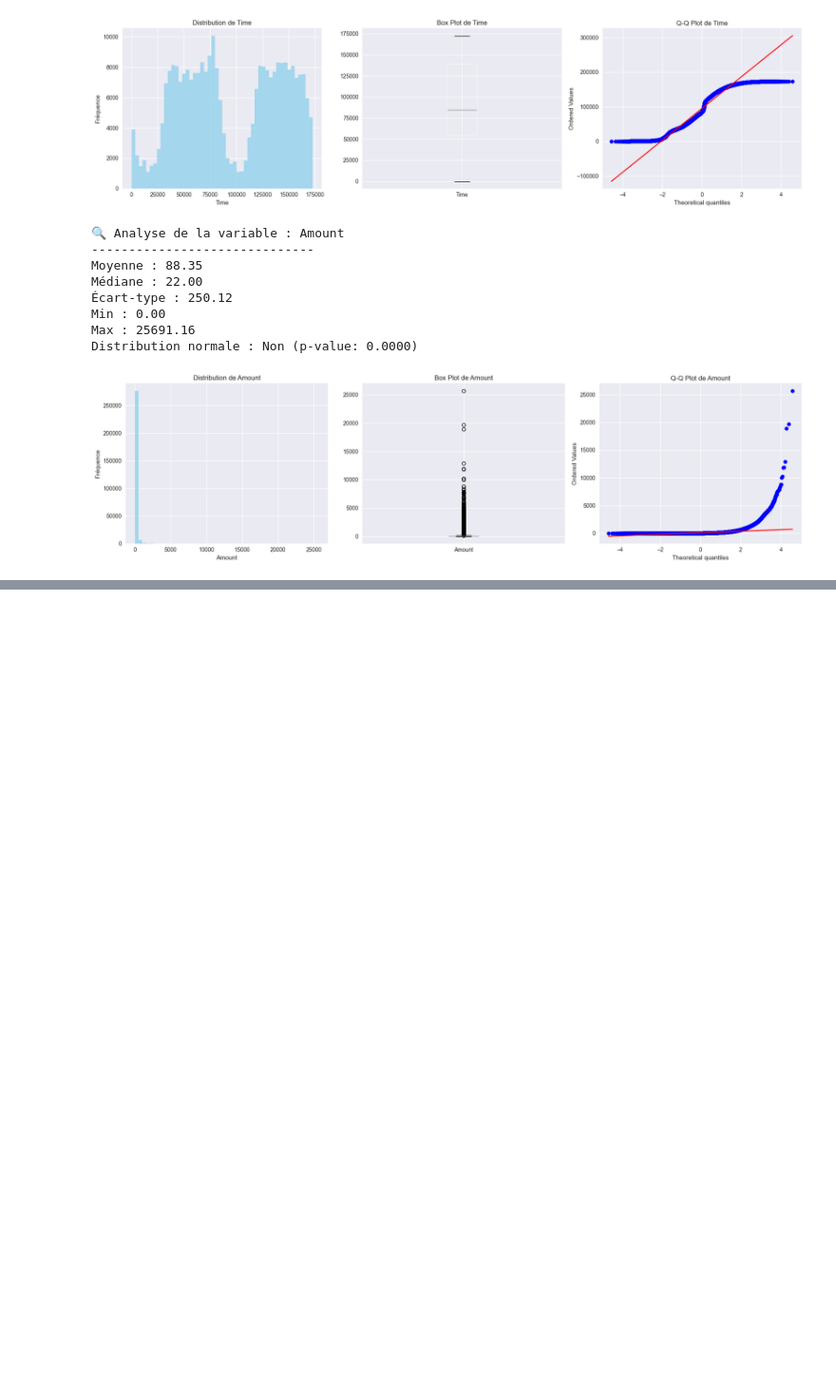
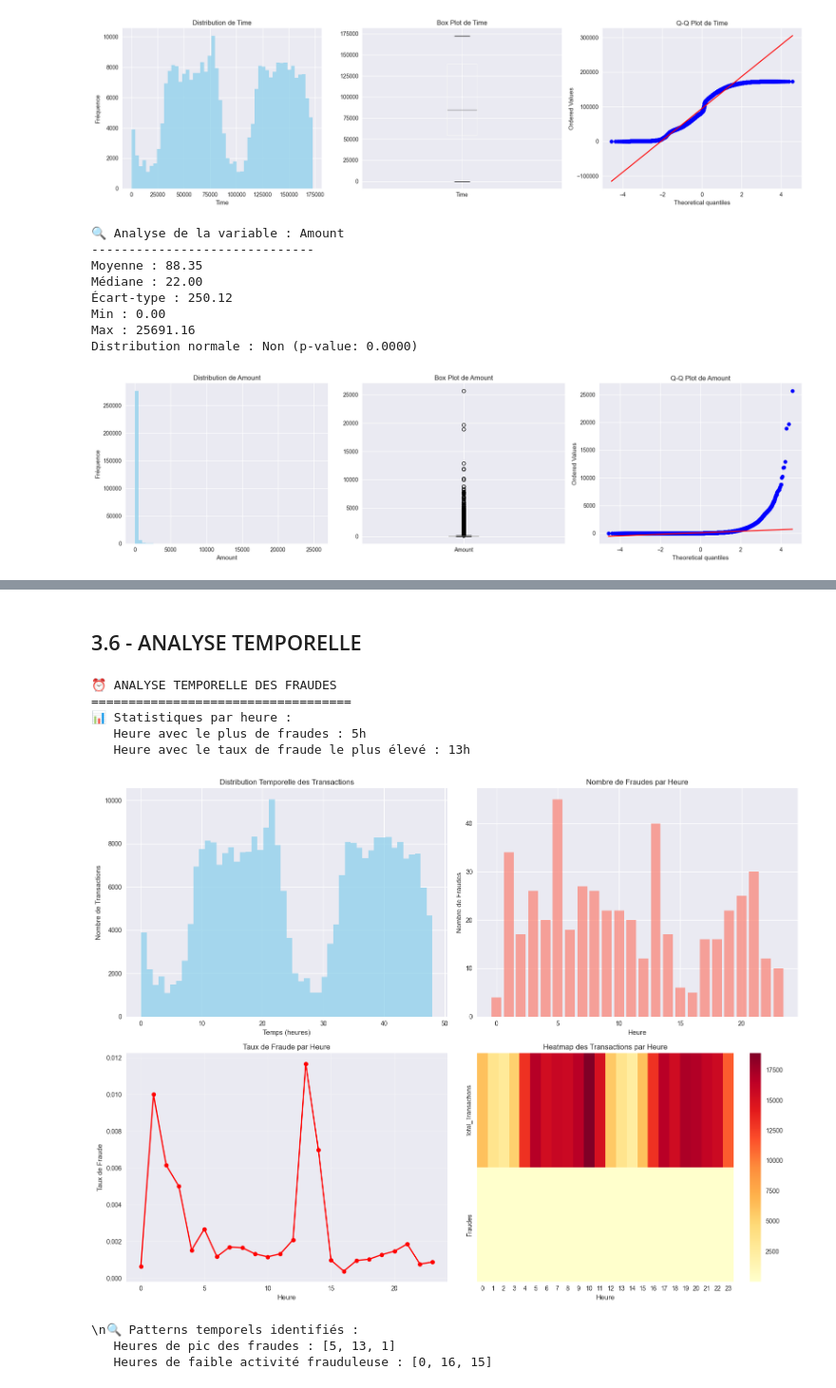
Before and after one commit to soboure69/Analyse_Exploratoire_Donn-es_EDA, a Jupyter notebook: EDA_Banque_Marketing.ipynb, the cells around one changed output, grey strips where cells are left out. Shown at 95% size. Cells and saved outputs as stored; diff of their text form; code cells hidden in the pictures; blank space fills up the shorter version.

```diff
--- a/EDA_Banque_Marketing.ipynb
+++ b/EDA_Banque_Marketing.ipynb
@@ -341,0 +464,73 @@ Distribution normale : Non (p-value: 0.0000)
+# %% [markdown]
+## 3.6 - ANALYSE TEMPORELLE
+# %%
+# Section 3.6 - Analyse Temporelle
+
+# Analyse temporelle des fraudes
+if 'fraud_df' in locals() and 'Time' in fraud_df.columns:
+    print("⏰ ANALYSE TEMPORELLE DES FRAUDES")
+    print("=" * 35)
+
+    # Conversion du temps en heures
+    fraud_df['Time_Hours'] = fraud_df['Time'] / 3600
+
+    # Analyse par tranche horaire
+    fraud_df['Hour_Bin'] = pd.cut(fraud_df['Time_Hours'], bins=24, labels=range(24))
+
+    # Comptage des fraudes par heure
+    hourly_fraud = fraud_df.groupby('Hour_Bin')[target_col].agg(['count', 'sum', 'mean']).reset_index()
+    hourly_fraud.columns = ['Heure', 'Total_Transactions', 'Fraudes', 'Taux_Fraude']
+    hourly_fraud['Heure'] = hourly_fraud['Heure'].astype(int)
+
+    print("📊 Statistiques par heure :")
+    print(f"   Heure avec le plus de fraudes : {hourly_fraud.loc[hourly_fraud['Fraudes'].idxmax(), 'Heure']}h")
+    print(f"   Heure avec le taux de fraude le plus élevé : {hourly_fraud.loc[hourly_fraud['Taux_Fraude'].idxmax(), 'Heure']}h")
+
+    # Visualisation temporelle
+    fig, axes = plt.subplots(2, 2, figsize=(16, 12))
+
+    # Distribution temporelle des transactions
+    axes[0,0].hist(fraud_df['Time_Hours'], bins=50, alpha=0.7, color='skyblue')
+    axes[0,0].set_title('Distribution Temporelle des Transactions')
+    axes[0,0].set_xlabel('Temps (heures)')
+    axes[0,0].set_ylabel('Nombre de Transactions')
+
+    # Nombre de fraudes par heure
+    axes[0,1].bar(hourly_fraud['Heure'], hourly_fraud['Fraudes'], color='salmon', alpha=0.7)
+    axes[0,1].set_title('Nombre de Fraudes par Heure')
+    axes[0,1].set_xlabel('Heure')
+    axes[0,1].set_ylabel('Nombre de Fraudes')
+
+    # Taux de fraude par heure
+    axes[1,0].plot(hourly_fraud['Heure'], hourly_fraud['Taux_Fraude'],
+                   marker='o', color='red', linewidth=2)
+    axes[1,0].set_title('Taux de Fraude par Heure')
+    axes[1,0].set_xlabel('Heure')
+    axes[1,0].set_ylabel('Taux de Fraude')
+    axes[1,0].grid(True, alpha=0.3)
+
+    # Heatmap des transactions par heure
+    hourly_matrix = hourly_fraud.set_index('Heure')[['Total_Transactions', 'Fraudes']].T
+    sns.heatmap(hourly_matrix, annot=False, cmap='YlOrRd', ax=axes[1,1])
+    axes[1,1].set_title('Heatmap des Transactions par Heure')
+
+    plt.tight_layout()
+    plt.show()
+
+    # Analyse des patterns temporels
+    print("\\n🔍 Patterns temporels identifiés :")
+    peak_fraud_hours = hourly_fraud.nlargest(3, 'Fraudes')['Heure'].tolist()
+    print(f"   Heures de pic des fraudes : {peak_fraud_hours}")
+
+    low_fraud_hours = hourly_fraud.nsmallest(3, 'Fraudes')['Heure'].tolist()
+    print(f"   Heures de faible activité frauduleuse : {low_fraud_hours}")
+# %% [output]
+⏰ ANALYSE TEMPORELLE DES FRAUDES
+===================================
+📊 Statistiques par heure :
+   Heure avec le plus de fraudes : 5h
+   Heure avec le taux de fraude le plus élevé : 13h
+[figure, added]
+\n🔍 Patterns temporels identifiés :
+   Heures de pic des fraudes : [5, 13, 1]
+   Heures de faible activité frauduleuse : [0, 16, 15]
```
Also changed, not shown: parts of 9 cells of this notebook, 15 other files.
